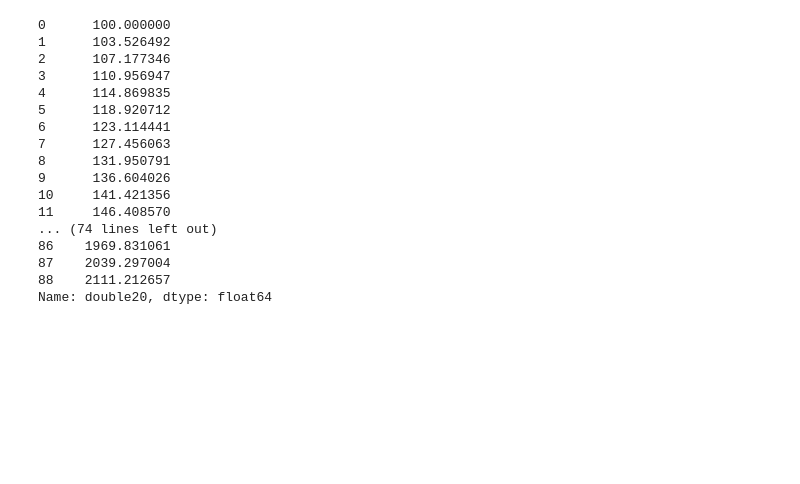
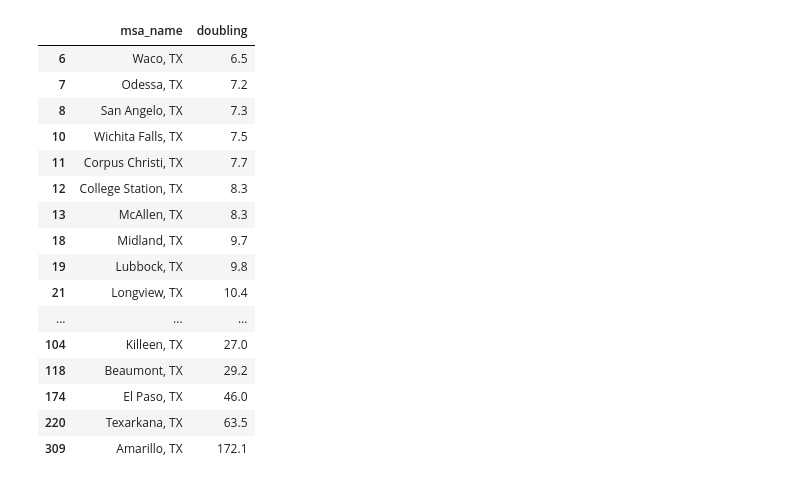
Before and after one commit to dri3s/covidviz, a Jupyter notebook: percap_grah.ipynb, the cells around one changed output. Saved outputs shown, nothing was run; the diff lists cells and outputs as text; code cells hidden in the pictures; blank space fills up the shorter version.

```diff
--- a/percap_grah.ipynb
+++ b/percap_grah.ipynb
@@ -86,6 +90,26 @@ doubling = covidmsa.groupby('msa_name').apply(lambda x: GetDouble(x)).reset_inde
 doubling = doubling.rename(columns={0: 'doubling'})
 doubling = doubling.loc[doubling.doubling != np.inf]
 doubling = doubling.sort_values(by='doubling').reset_index(drop=True)
+# %%
+doubling.loc[(doubling.msa_name.str.contains('TX')) & (doubling.doubling > 0)]
+# %% [output]
+|  | msa_name | doubling |
+| 6 | Waco, TX | 6.5 |
+| 7 | Odessa, TX | 7.2 |
+| 8 | San Angelo, TX | 7.3 |
+| 10 | Wichita Falls, TX | 7.5 |
+| 11 | Corpus Christi, TX | 7.7 |
+| 12 | College Station, TX | 8.3 |
+| 13 | McAllen, TX | 8.3 |
+| 18 | Midland, TX | 9.7 |
+| 19 | Lubbock, TX | 9.8 |
+| 21 | Longview, TX | 10.4 |
+| ... | ... | ... |
+| 104 | Killeen, TX | 27.0 |
+| 118 | Beaumont, TX | 29.2 |
+| 174 | El Paso, TX | 46.0 |
+| 220 | Texarkana, TX | 63.5 |
+| 309 | Amarillo, TX | 172.1 |
 # %%
 worst = doubling.head(10).msa_name.tolist()
 # %%
@@ -101,23 +125,3 @@ dets.append(covidmsa.loc[covidmsa.msa_name.str.contains('Houston')].msa_name.uni
 # They are outliers and should be excluded
 #exclude = ['San Antonio, TX','Omaha, NE','Vallejo, CA']
 exclude = []
-# %%
-exp['double{}'.format(d)].dropna()
-# %% [output]
-0      100.000000
-1      103.526492
-2      107.177346
-3      110.956947
-4      114.869835
-5      118.920712
-6      123.114441
-7      127.456063
-8      131.950791
-9      136.604026
-10     141.421356
-11     146.408570
-... (74 lines left out)
-86    1969.831061
-87    2039.297004
-88    2111.212657
-Name: double20, dtype: float64
```
Also changed, not shown: parts of 8 cells of this notebook.
